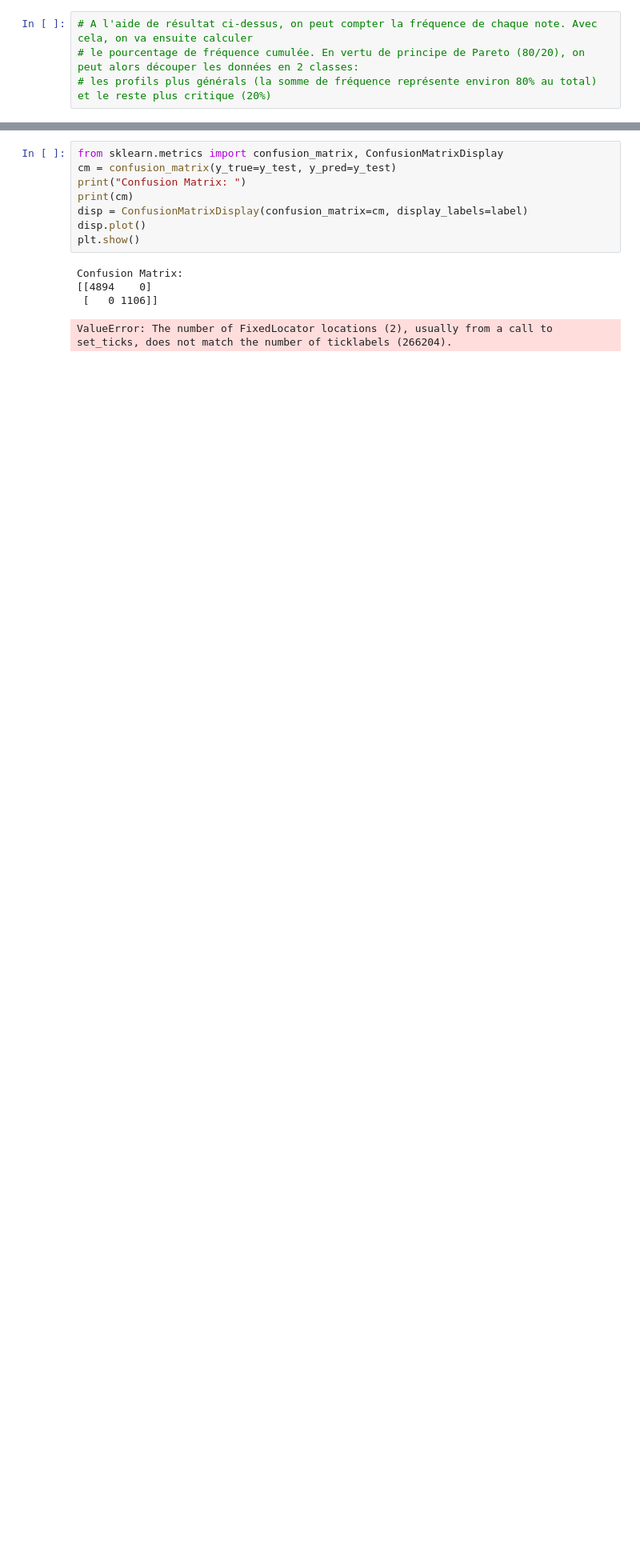
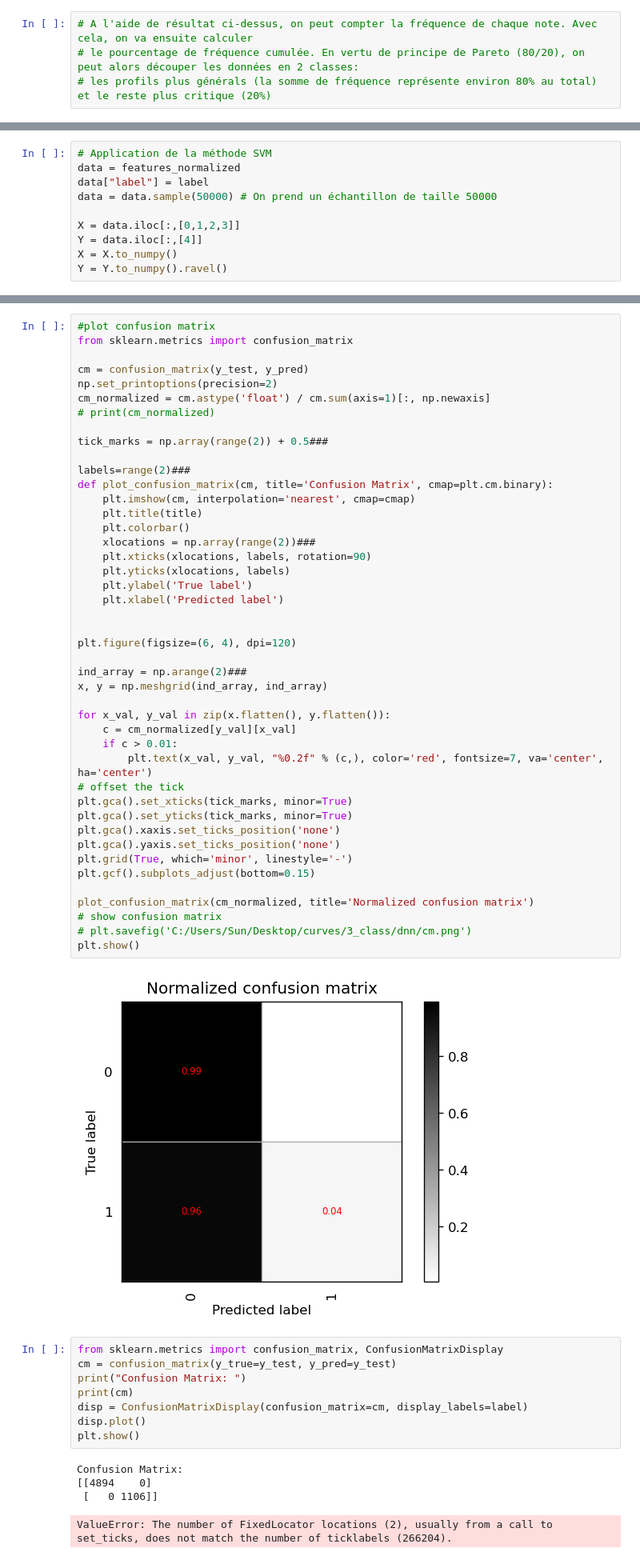
Before and after one commit to cug-sun/IF29_projet, a Jupyter notebook: Code définitif GR05.ipynb, the cells around one changed output, grey strips where cells are left out. Shown at 80% size. Drawn from its saved outputs; the diff is of its cells as text; blank space fills up the shorter version.

```diff
--- a/Code définitif GR05.ipynb
+++ b/Code définitif GR05.ipynb
@@ -303,0 +296,10 @@ Length: 266204, dtype: int64
+# %%
+# Application de la méthode SVM
+data = features_normalized
+data["label"] = label
+data = data.sample(50000) # On prend un échantillon de taille 50000
+
+X = data.iloc[:,[0,1,2,3]]
+Y = data.iloc[:,[4]]
+X = X.to_numpy()
+Y = Y.to_numpy().ravel()
@@ -345,3 +346,49 @@ print(accuracy_score(y_test,prediction1),'\n',classification_report(y_test,predi
+# %%
+#plot confusion matrix
+from sklearn.metrics import confusion_matrix
+
+cm = confusion_matrix(y_test, y_pred)
+np.set_printoptions(precision=2)
+cm_normalized = cm.astype('float') / cm.sum(axis=1)[:, np.newaxis]
+# print(cm_normalized)
+
+tick_marks = np.array(range(2)) + 0.5###
+
+labels=range(2)###
+def plot_confusion_matrix(cm, title='Confusion Matrix', cmap=plt.cm.binary):
+    plt.imshow(cm, interpolation='nearest', cmap=cmap)
+    plt.title(title)
+    plt.colorbar()
+    xlocations = np.array(range(2))###
+    plt.xticks(xlocations, labels, rotation=90)
+    plt.yticks(xlocations, labels)
+    plt.ylabel('True label')
+    plt.xlabel('Predicted label')
+
+
+plt.figure(figsize=(6, 4), dpi=120)
+
+ind_array = np.arange(2)###
+x, y = np.meshgrid(ind_array, ind_array)
+
+for x_val, y_val in zip(x.flatten(), y.flatten()):
+    c = cm_normalized[y_val][x_val]
+    if c > 0.01:
+        plt.text(x_val, y_val, "%0.2f" % (c,), color='red', fontsize=7, va='center', ha='center')
+# offset the tick
+plt.gca().set_xticks(tick_marks, minor=True)
+plt.gca().set_yticks(tick_marks, minor=True)
+plt.gca().xaxis.set_ticks_position('none')
+plt.gca().yaxis.set_ticks_position('none')
+plt.grid(True, which='minor', linestyle='-')
+plt.gcf().subplots_adjust(bottom=0.15)
+
+plot_confusion_matrix(cm_normalized, title='Normalized confusion matrix')
+# show confusion matrix
+# plt.savefig('C:/Users/Sun/Desktop/curves/3_class/dnn/cm.png')
+plt.show()
+# %% [output]
+[figure, added]
 # %%
 from sklearn.metrics import confusion_matrix, ConfusionMatrixDisplay
 cm = confusion_matrix(y_true=y_test, y_pred=y_test)
```
Also changed, not shown: parts of 18 cells of this notebook.
